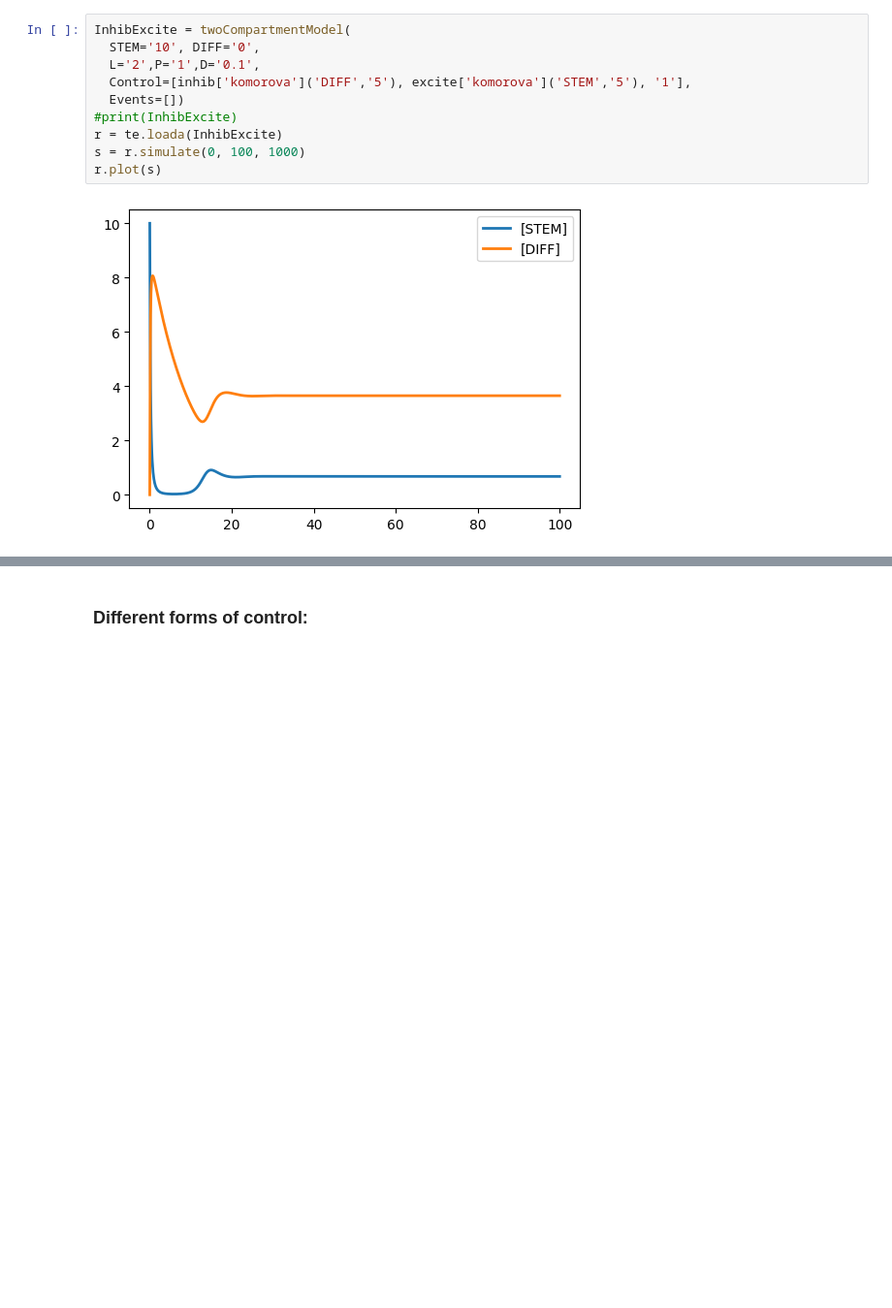
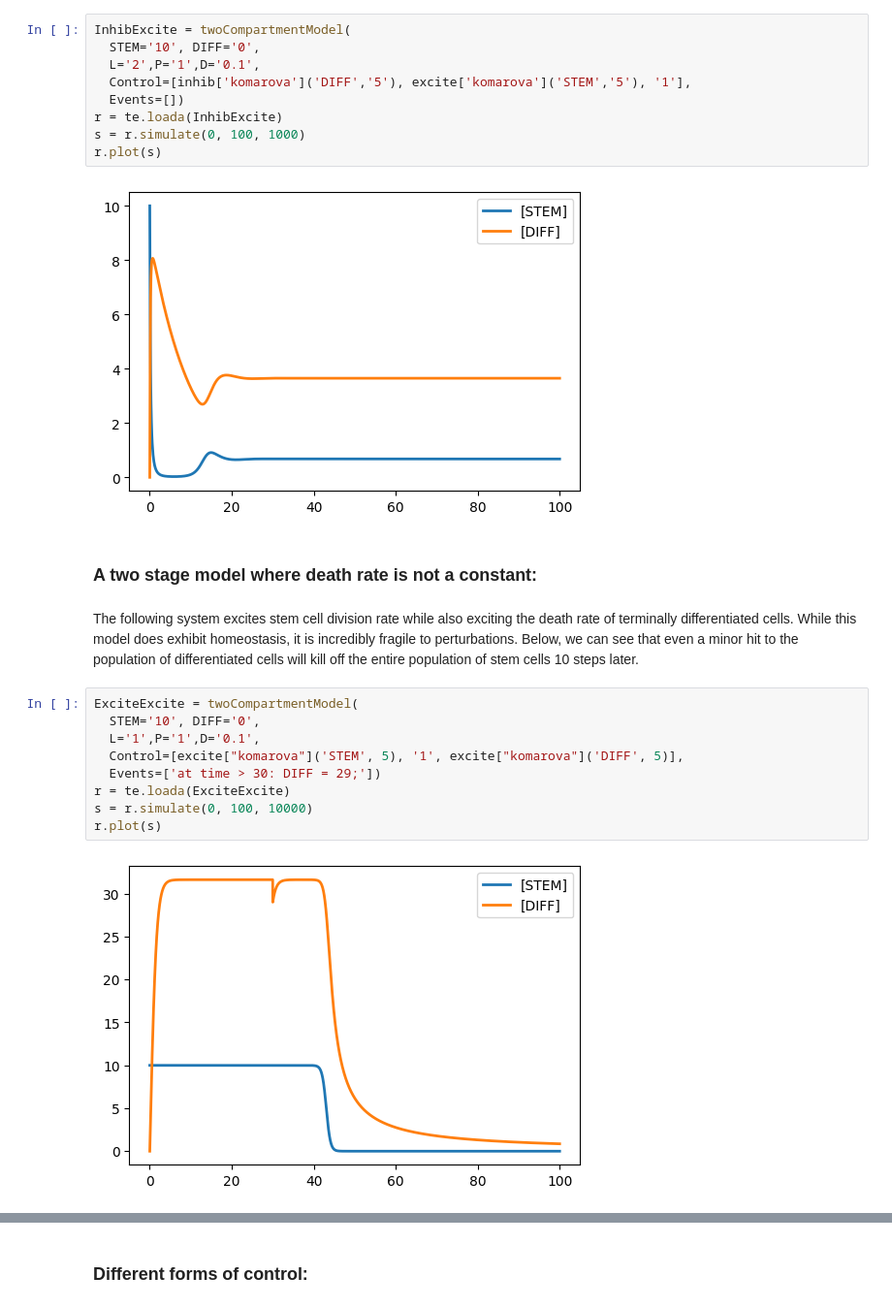
Before and after one commit to JulianoGianlupi/tellurium-nanohub-base, a Jupyter notebook: Nanohub_project.ipynb, the cells around one changed output, grey strips where cells are left out. Shown: that part at 97% size. Cells and saved outputs as stored; diff of their text form; blank space fills up the shorter version.

```diff
--- a/Nanohub_project.ipynb
+++ b/Nanohub_project.ipynb
@@ -93,11 +100,25 @@ r.plot(s)
 InhibExcite = twoCompartmentModel(
   STEM='10', DIFF='0',
   L='2',P='1',D='0.1',
-  Control=[inhib['komorova']('DIFF','5'), excite['komorova']('STEM','5'), '1'],
+  Control=[inhib['komarova']('DIFF','5'), excite['komarova']('STEM','5'), '1'],
   Events=[])
-#print(InhibExcite)
 r = te.loada(InhibExcite)
 s = r.simulate(0, 100, 1000)
 r.plot(s)
 # %% [output]
 [figure]
+# %% [markdown]
+### A two stage model where death rate is not a constant:
+# %% [markdown]
+The following system excites stem cell division rate while also exciting the death rate of terminally differentiated cells. While this model does exhibit homeostasis, it is incredibly fragile to perturbations. Below, we can see that even a minor hit to the population of differentiated cells will kill off the entire population of stem cells 10 steps later.
+# %%
+ExciteExcite = twoCompartmentModel(
+  STEM='10', DIFF='0',
+  L='1',P='1',D='0.1',
+  Control=[excite["komarova"]('STEM', 5), '1', excite["komarova"]('DIFF', 5)],
+  Events=['at time > 30: DIFF = 29;'])
+r = te.loada(ExciteExcite)
+s = r.simulate(0, 100, 10000)
+r.plot(s)
+# %% [output]
+[figure, added]
```
Also changed, not shown: parts of 21 cells of this notebook.
